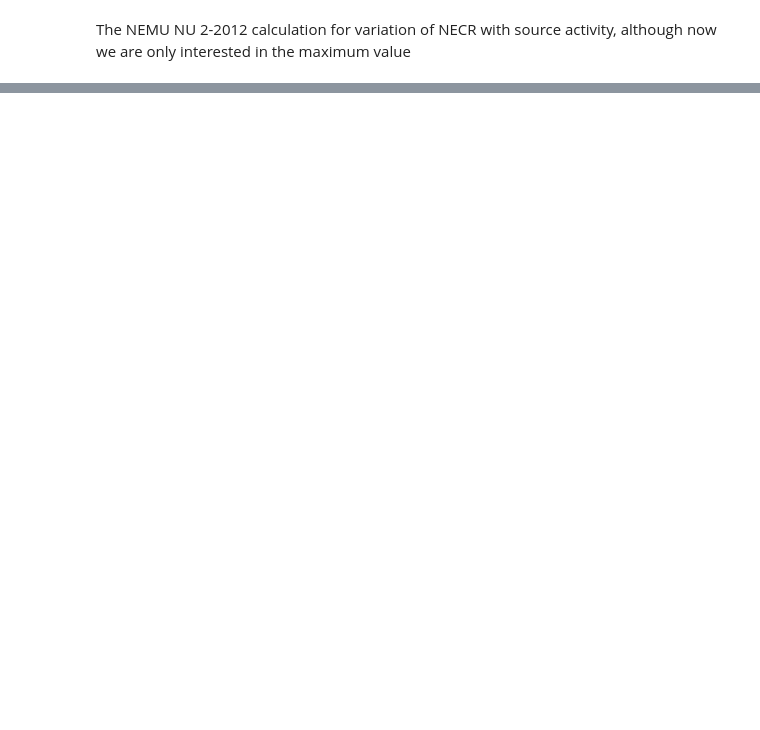
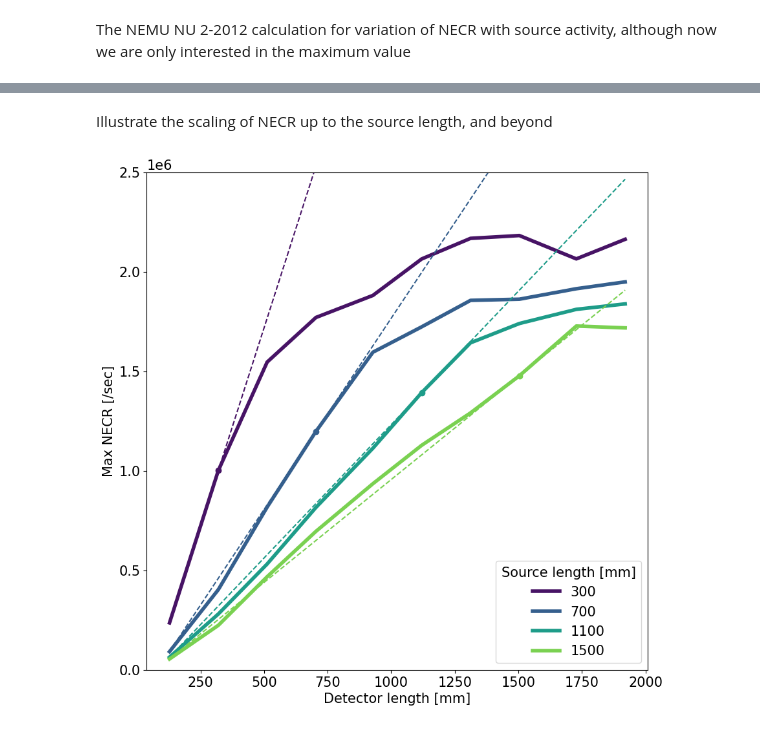
Before and after one commit to bwynneHEP/SimplePetScanner, a Jupyter notebook: analysis/NECRversusLength.ipynb, the cells around one changed output, grey strips where cells are left out. Cells and saved outputs as stored; diff of their text form; code cells hidden in the pictures; blank space fills up the shorter version.

```diff
--- a/analysis/NECRversusLength.ipynb
+++ b/analysis/NECRversusLength.ipynb
@@ -129,0 +130,34 @@ mpl.show()
+# %% [markdown]
+Illustrate the scaling of NECR up to the source length, and beyond
+# %%
+def scale( y0, y1, x1 ):
+    m = (y1 - y0) / (x1 - detectorLengths[0])
+    y2 = m * ( detectorLengths[-1] - x1 )
+    y2 += y1
+    return [ y0, y2 ]
+
+def plotThreeParts( xs, ys, i, label, colour ):
+    theplot, = mpl.plot( xs, ys, label=label, color=colour, linewidth=4.0 )
+    mpl.plot( [xs[0], xs[-1]], scale(ys[0], ys[i], xs[i]), label="_", color=colour, linestyle="dashed" )
+    mpl.scatter( [xs[i]], [ys[i]], label="_", color=colour )
+    return theplot
+
+legendEntries = []
+for i, trialPhantom in enumerate( trialPhantoms ):
+
+    # find the detector length index closest to the source length
+    detectorLengthIndex = 0
+    while detectorLengths[ detectorLengthIndex ] < trialPhantom:
+        detectorLengthIndex += 1
+
+    theplot = plotThreeParts( detectorLengths, maxNECRlines[i], detectorLengthIndex, trialPhantoms[i], myColours[i] )
+    legendEntries.append( theplot )
+
+mpl.xlabel( "Detector length [mm]")
+mpl.ylabel( "Max NECR [/sec]")
+mpl.legend( legendEntries, trialPhantoms, title="Source length [mm]" )
+mpl.gcf().set_size_inches(10,10)
+mpl.ylim( [0.0, 2.5e6] )
+mpl.show()
+# %% [output]
+[figure, added]
```
Also changed, not shown: parts of 4 cells of this notebook.
